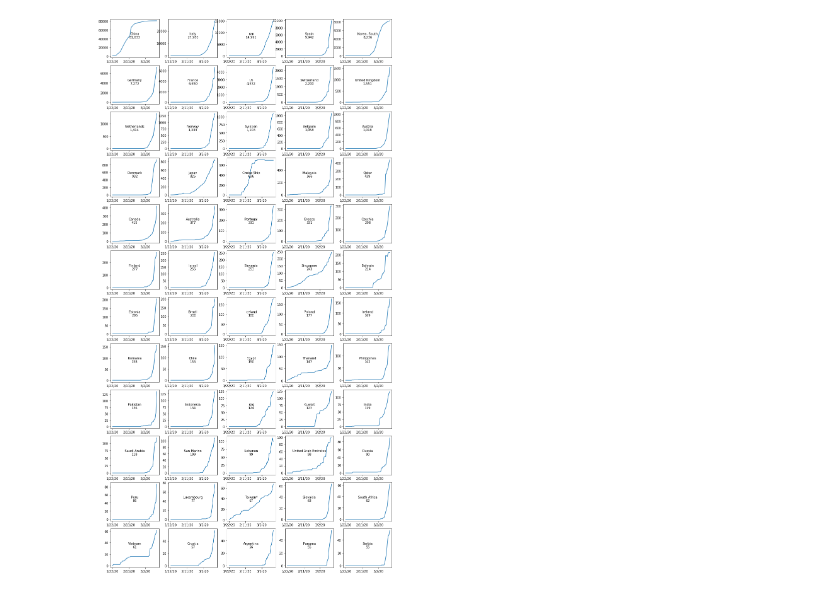
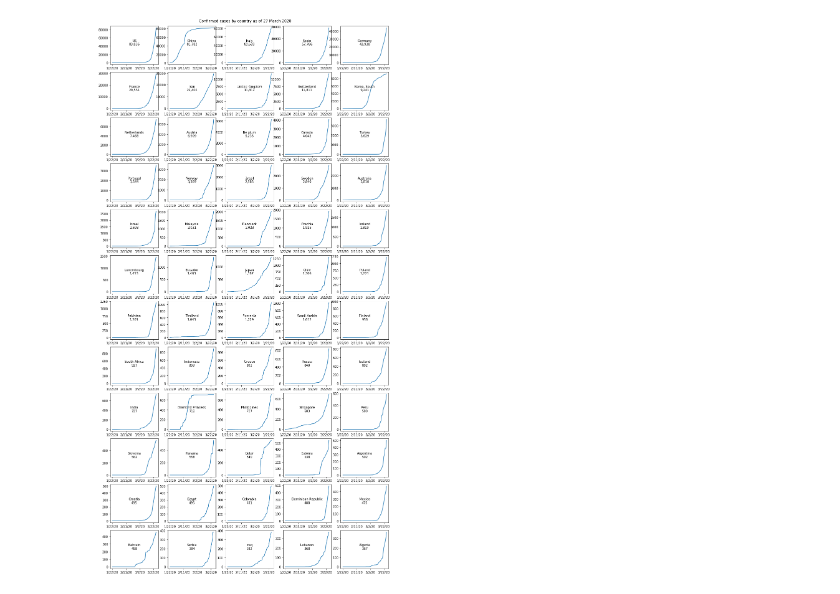
Before and after one commit to tdszyman/covid19-timeseries, a Jupyter notebook: COVID-19 cases by country.ipynb, the cells around one changed output. Drawn from its saved outputs; the diff is of its cells as text; code cells hidden in the pictures.

Commit message:
Updated data

```diff
--- a/COVID-19 cases by country.ipynb
+++ b/COVID-19 cases by country.ipynb
@@ -1,24 +1,31 @@
 # %%
 %matplotlib inline
+import datetime
 import re
 import matplotlib.pyplot as plt
 import pandas as pd
 
-df = pd.read_csv('https://raw.githubusercontent.com/CSSEGISandData/COVID-19/master/csse_covid_19_data/csse_covid_19_time_series/time_series_19-covid-Confirmed.csv')
+url = 'https://raw.githubusercontent.com/CSSEGISandData/COVID-19/master/csse_covid_19_data/csse_covid_19_time_series/time_series_covid19_confirmed_global.csv'
+
+df = pd.read_csv(url)
 
 date_cols = [c for c in df.columns if re.match(r'[\d/]+', c)]
 country_ts = df.groupby('Country/Region')[date_cols].sum().T
 country_totals = country_ts.iloc[-1]
 
 nrows = 12
 ncols = 5
 N = nrows * ncols
 top = country_totals.sort_values(ascending=False).head(N).index.values
 fig, axes = plt.subplots(nrows, ncols, figsize=(16, 32))
 for i, country in enumerate(top):
     total = country_totals.loc[country]
     ax = axes[i//ncols][i%ncols]
     country_ts[country].plot(ax=ax)
     ax.text(0.5, 0.5, f'{country}\n{total:,}', transform=ax.transAxes, horizontalalignment='center')
+today = datetime.datetime.today().strftime('%d %B %Y')
+fig.suptitle(f"Confirmed cases by country as of {today}", x=0.5, y=0.89)
+
+plt.savefig('confirmed_cumulative.png', bbox_inches='tight')
 # %% [output]
-[figure, old version]
+[figure, new version]
```
Also changed, not shown: 2 other files.
